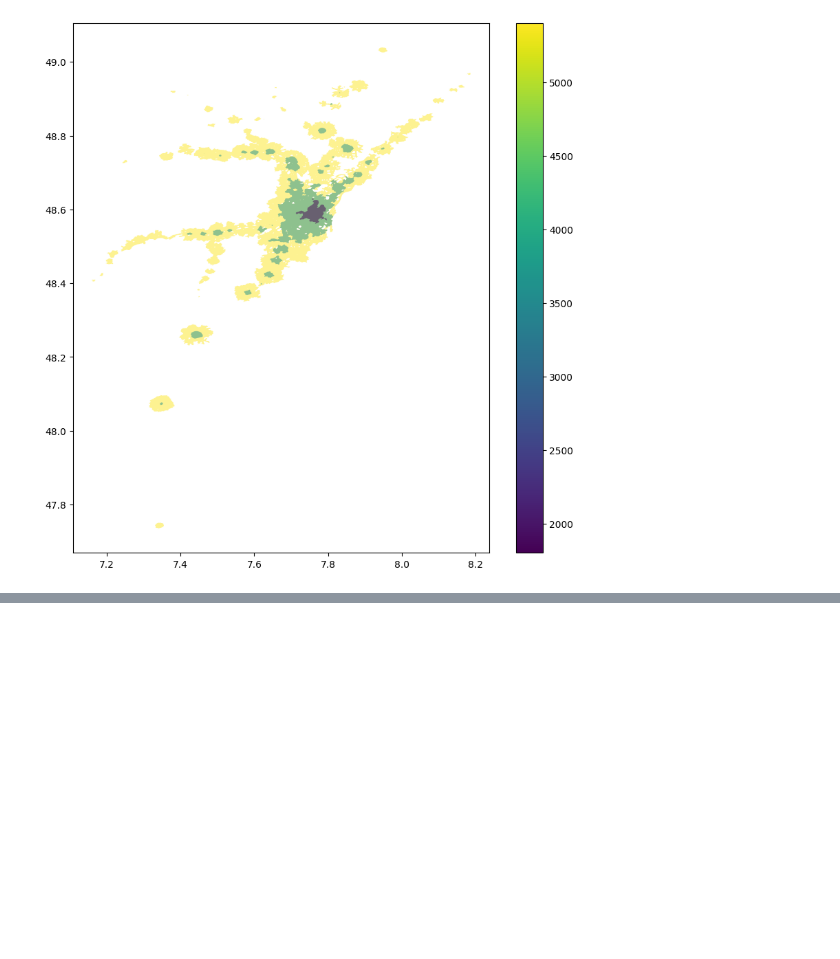
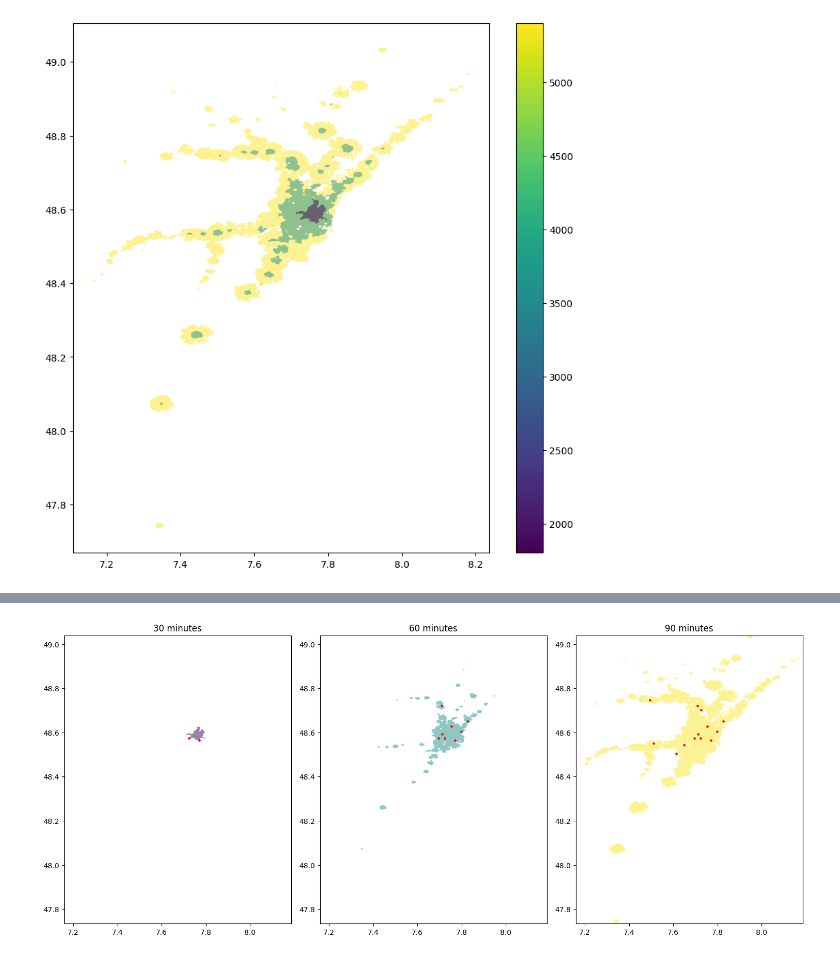
Before and after one commit to EPFL-ENAC/isochrones, a Jupyter notebook: example.ipynb, the cells around one changed output, grey strips where cells are left out. Cells and saved outputs as stored; diff of their text form; code cells hidden in the pictures; blank space fills up the shorter version.

Commit message:
docs: integrate intersection example in notebook

```diff
--- a/example.ipynb
+++ b/example.ipynb
@@ -32,0 +61,28 @@ output.plot(ax=ax, column="time", alpha=0.5, legend=True, cmap="viridis")
+# %%
+# Intersect the random points with each isochrones stored in the output
+intersected_random = intersect_isochrones(output, random_points)
+
+# Plot the results, with each isochrone in a separate subplot
+fig, axes = plt.subplots(ncols=len(cutoffSec), figsize=(15, 10))
+
+for ax, i in zip(axes, range(len(cutoffSec))):
+    output_data = output[output["time"] == cutoffSec[i]]
+    intersected_data = intersected_random[intersected_random["time"] == cutoffSec[i]]
+
+    color = cmap(norm(cutoffSec[i]))
+    output_data.plot(ax=ax, color=color, alpha=0.5, legend=True)
+
+    if not intersected_data.empty:
+        intersected_data.plot(ax=axes[i], color="red", markersize=5)
+
+    # Set consistent bounds for each subplot
+    ax.set_xlim(minx, maxx)
+    ax.set_ylim(miny, maxy)
+
+    # Add title to show the time cutoff
+    ax.set_title(f"{cutoffSec[i] / 60:.0f} minutes")
+
+plt.tight_layout()
+plt.show()
+# %% [output]
+[figure, added]
```
Also changed, not shown: parts of 5 cells of this notebook, 1 other file.
